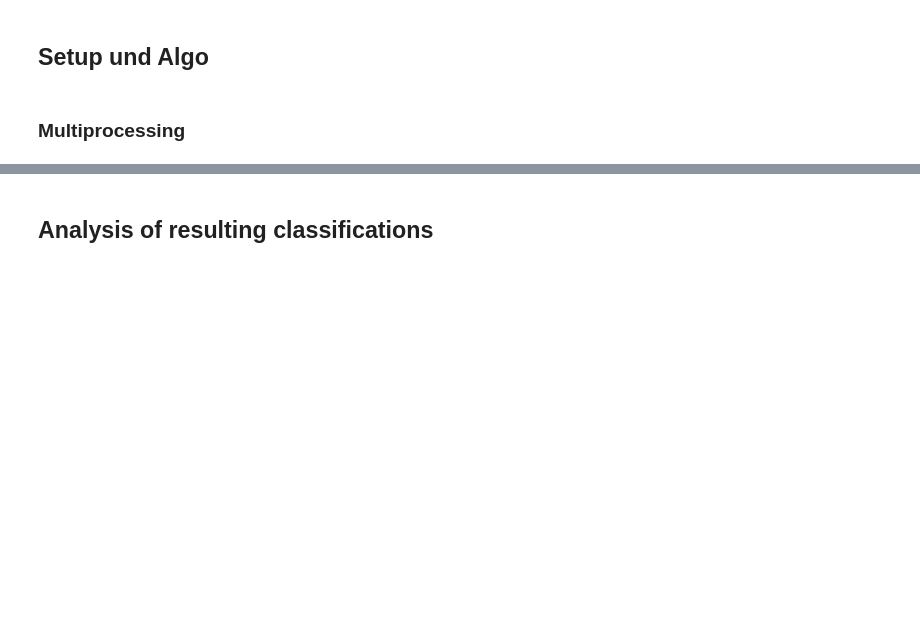
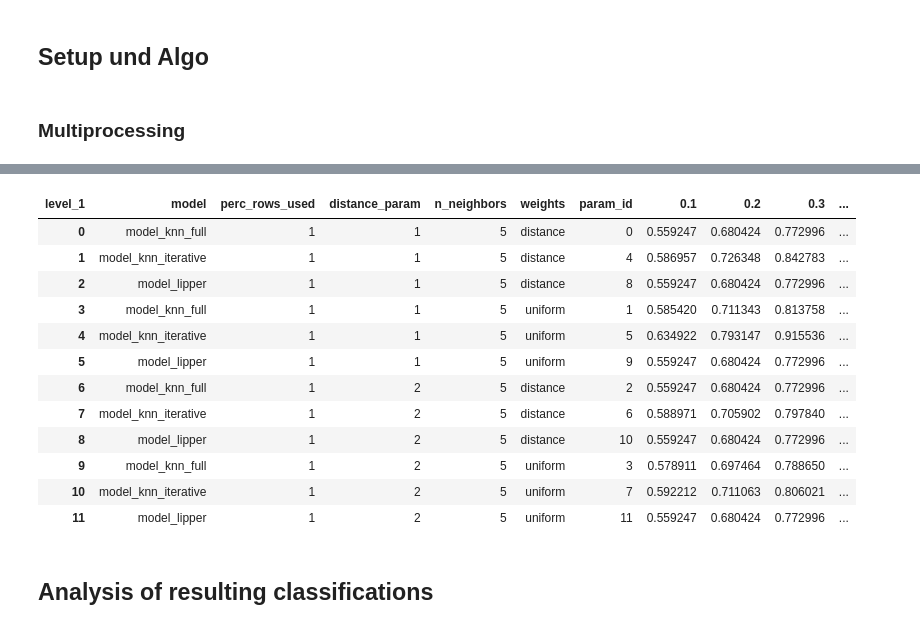
Before and after one commit to Amglex/Mutual-Funds, a Jupyter notebook: notebooks/040 - Classification Parallel.ipynb, the cells around one changed output, grey strips where cells are left out. Cells and saved outputs as stored; diff of their text form; code cells hidden in the pictures; blank space fills up the shorter version.

```diff
--- a/notebooks/040 - Classification Parallel.ipynb
+++ b/notebooks/040 - Classification Parallel.ipynb
@@ -335,3 +377,19 @@ pd.concat([params_deciles,deciles],axis = 1)
+# %%
+weighted_average_score(results)
+# %% [output]
+| level_1 | model | perc_rows_used | distance_param | n_neighbors | weights | param_id | 0.1 | 0.2 | 0.3 | ... |
+| 0 | model_knn_full | 1 | 1 | 5 | distance | 0 | 0.559247 | 0.680424 | 0.772996 | ... |
+| 1 | model_knn_iterative | 1 | 1 | 5 | distance | 4 | 0.586957 | 0.726348 | 0.842783 | ... |
+| 2 | model_lipper | 1 | 1 | 5 | distance | 8 | 0.559247 | 0.680424 | 0.772996 | ... |
+| 3 | model_knn_full | 1 | 1 | 5 | uniform | 1 | 0.585420 | 0.711343 | 0.813758 | ... |
+| 4 | model_knn_iterative | 1 | 1 | 5 | uniform | 5 | 0.634922 | 0.793147 | 0.915536 | ... |
+| 5 | model_lipper | 1 | 1 | 5 | uniform | 9 | 0.559247 | 0.680424 | 0.772996 | ... |
+| 6 | model_knn_full | 1 | 2 | 5 | distance | 2 | 0.559247 | 0.680424 | 0.772996 | ... |
+| 7 | model_knn_iterative | 1 | 2 | 5 | distance | 6 | 0.588971 | 0.705902 | 0.797840 | ... |
+| 8 | model_lipper | 1 | 2 | 5 | distance | 10 | 0.559247 | 0.680424 | 0.772996 | ... |
+| 9 | model_knn_full | 1 | 2 | 5 | uniform | 3 | 0.578911 | 0.697464 | 0.788650 | ... |
+| 10 | model_knn_iterative | 1 | 2 | 5 | uniform | 7 | 0.592212 | 0.711063 | 0.806021 | ... |
+| 11 | model_lipper | 1 | 2 | 5 | uniform | 11 | 0.559247 | 0.680424 | 0.772996 | ... |
 # %% [markdown]
 ## Analysis of resulting classifications
 # %% [markdown]
```
Also changed, not shown: parts of 34 cells of this notebook, 4 other files.
